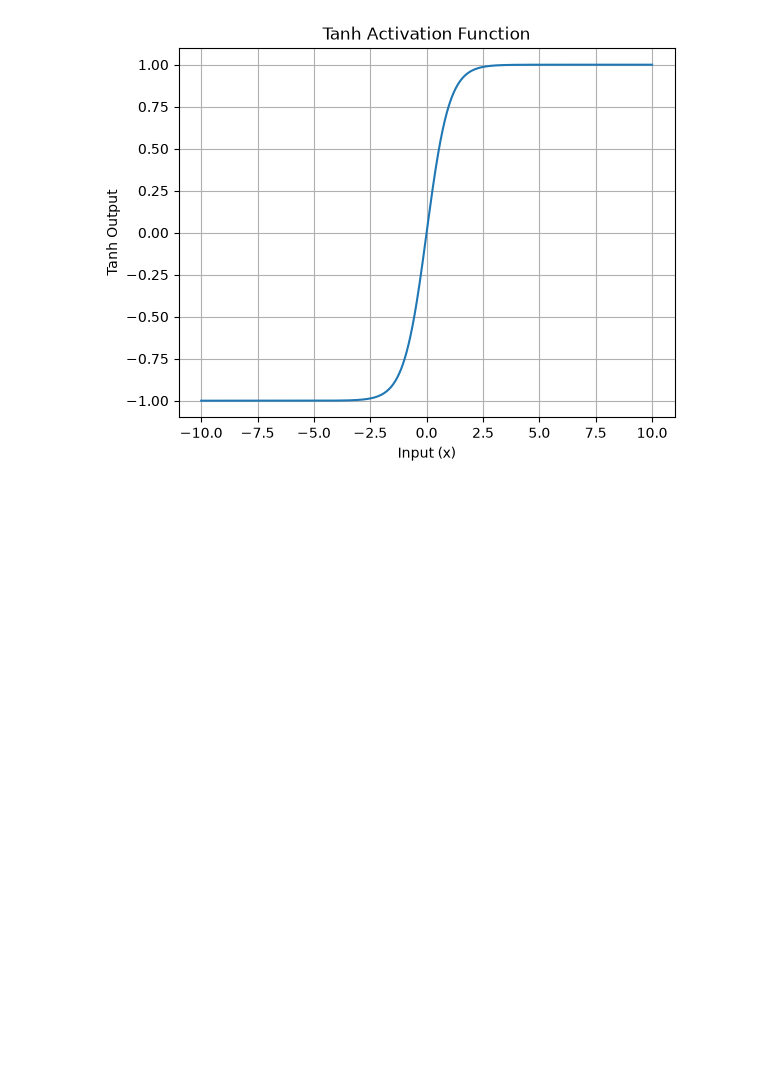
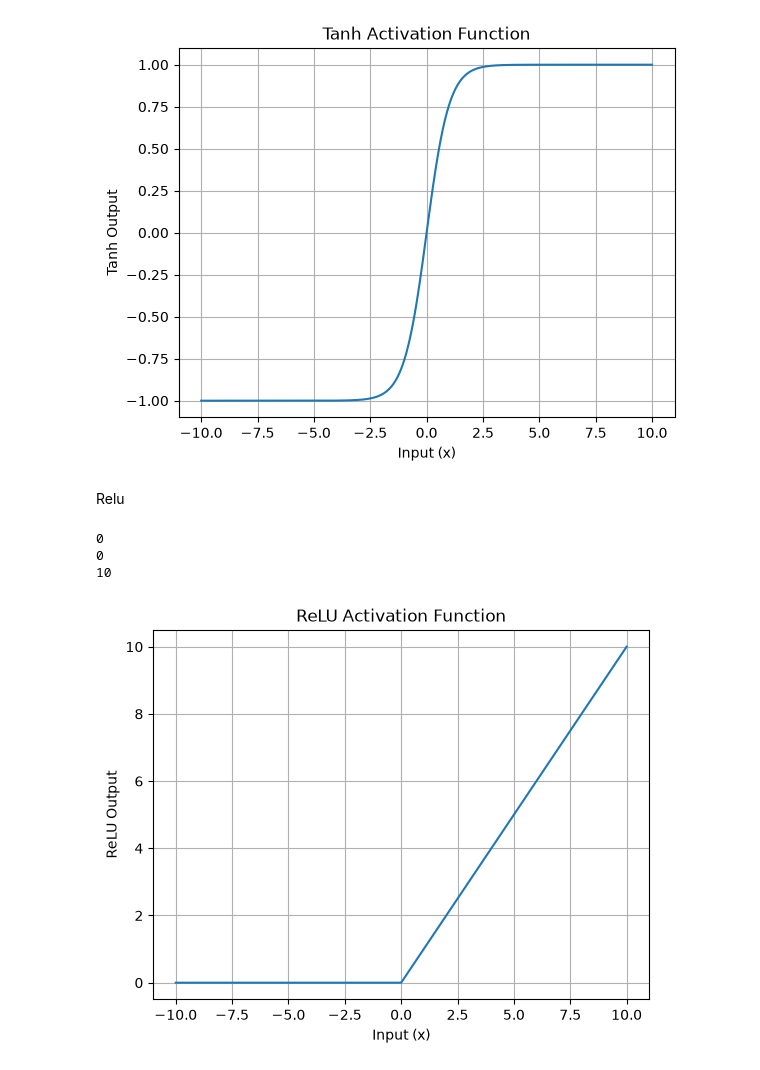
Before and after one commit to iammuhammadhassan/Deep-Learning, a Jupyter notebook: activation_functions.ipynb, the cells around one changed output. Cells and saved outputs as stored; diff of their text form; code cells hidden in the pictures; blank space fills up the shorter version.

Commit message:
Relu

```diff
--- a/activation_functions.ipynb
+++ b/activation_functions.ipynb
@@ -51,3 +51,27 @@ plt.grid(True)
 plt.show()
 # %% [output]
 [figure]
+# %% [markdown]
+Relu
+# %%
+def relu(x):
+    return np.maximum(0, x)
+# %%
+print(relu(-10))
+print(relu(0))
+print(relu(10))
+# %% [output]
+0
+0
+10
+# %%
+plt.plot(x, relu(x))
+
+plt.xlabel("Input (x)")
+plt.ylabel("ReLU Output")
+plt.title("ReLU Activation Function")
+
+plt.grid(True)
+plt.show()
+# %% [output]
+[figure, added]
```
